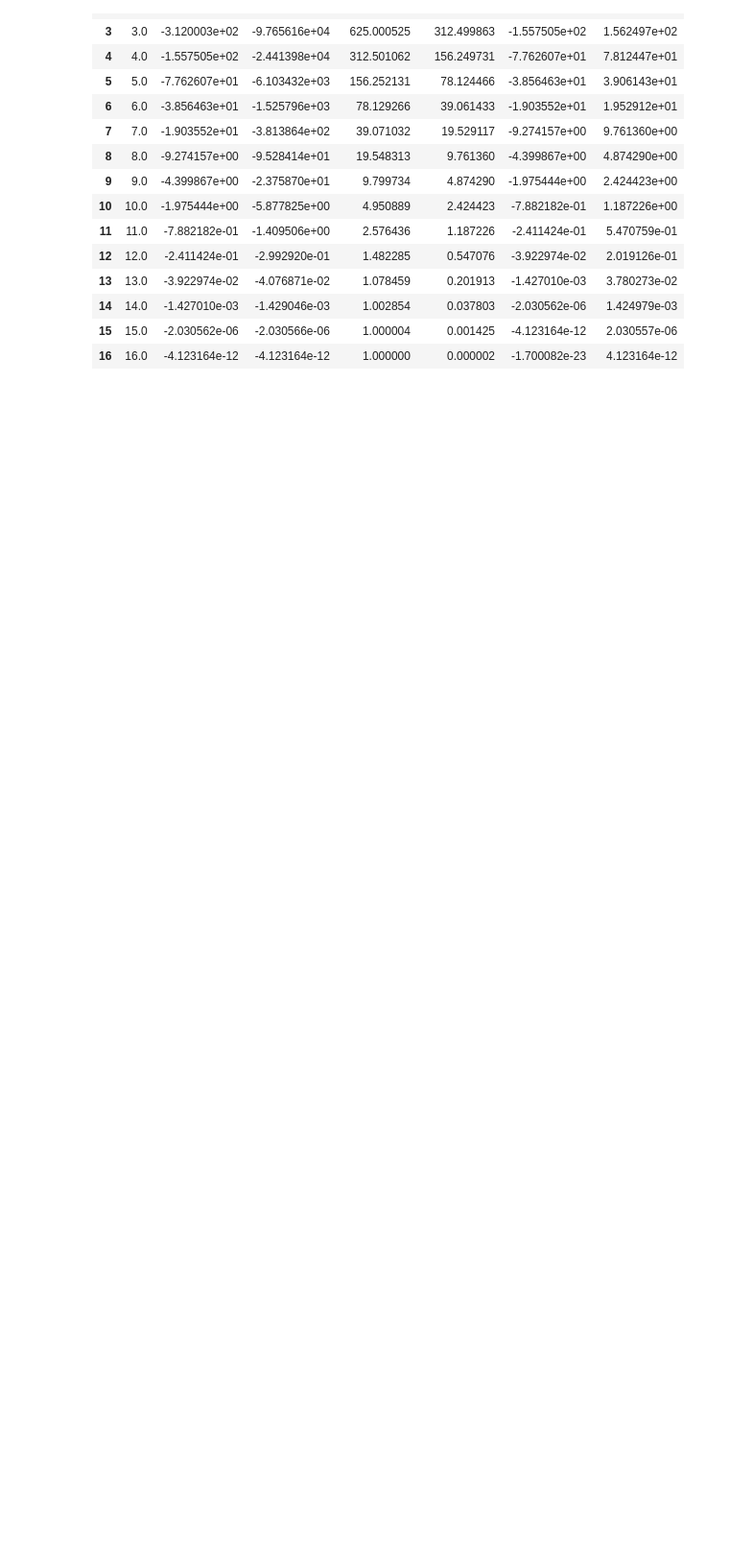
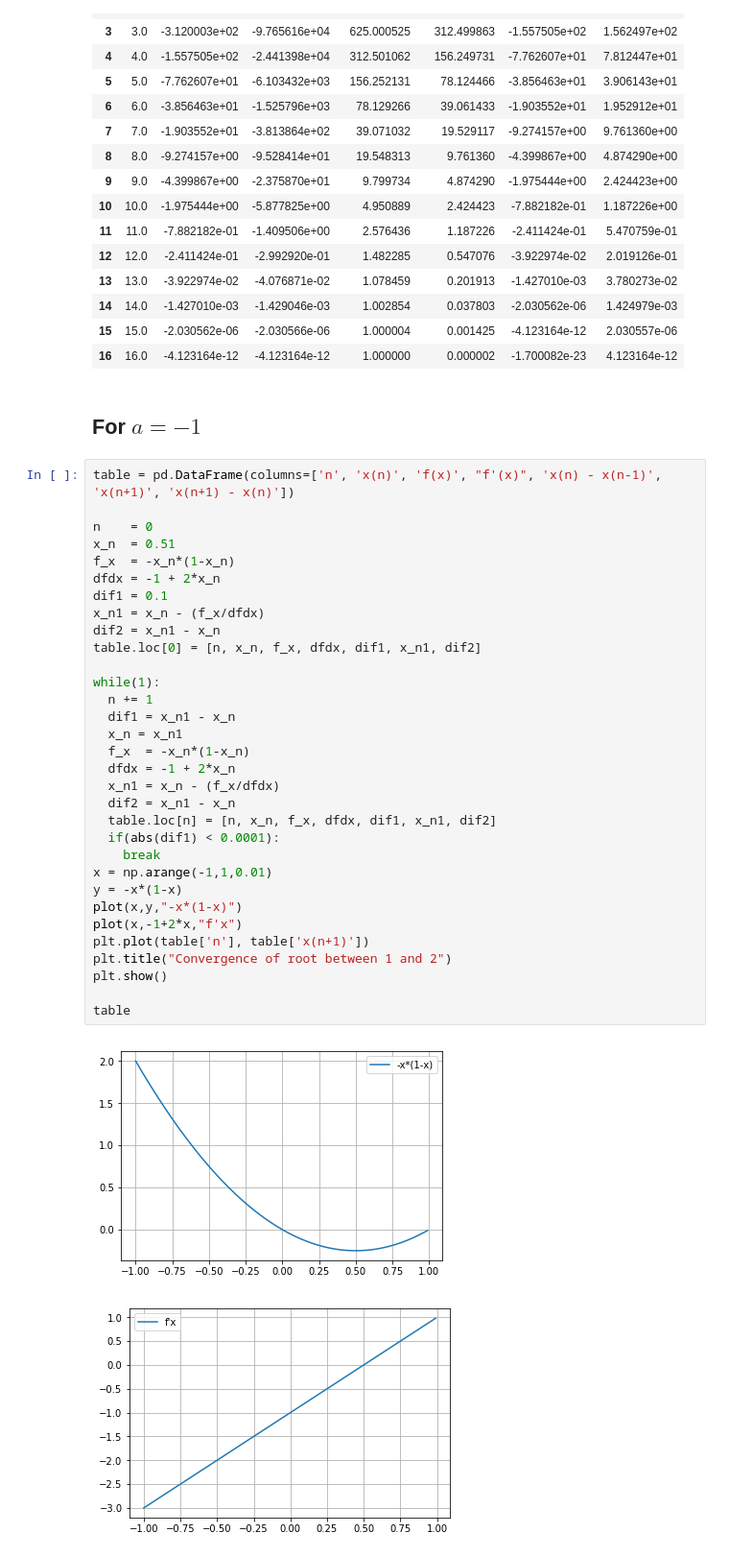
Before and after one commit to Vidhin05/Computational-and-Numerical-Methods, a Jupyter notebook: Set_4.ipynb, the cells around one changed output. Shown at 96% size. Saved outputs shown, nothing was run; the diff lists cells and outputs as text; blank space fills up the shorter version.

```diff
--- a/Set_4.ipynb
+++ b/Set_4.ipynb
@@ -1317,3 +1353,40 @@ table
 | 14 | 14.0 | -1.427010e-03 | -1.429046e-03 | 1.002854 | 0.037803 | -2.030562e-06 | 1.424979e-03 |
 | 15 | 15.0 | -2.030562e-06 | -2.030566e-06 | 1.000004 | 0.001425 | -4.123164e-12 | 2.030557e-06 |
 | 16 | 16.0 | -4.123164e-12 | -4.123164e-12 | 1.000000 | 0.000002 | -1.700082e-23 | 4.123164e-12 |
+# %% [markdown]
+## For $a = -1$
+# %%
+table = pd.DataFrame(columns=['n', 'x(n)', 'f(x)', "f'(x)", 'x(n) - x(n-1)', 'x(n+1)', 'x(n+1) - x(n)'])
+
+n    = 0
+x_n  = 0.51
+f_x  = -x_n*(1-x_n)
+dfdx = -1 + 2*x_n
+dif1 = 0.1
+x_n1 = x_n - (f_x/dfdx)
+dif2 = x_n1 - x_n
+table.loc[0] = [n, x_n, f_x, dfdx, dif1, x_n1, dif2]
+
+while(1):
+  n += 1
+  dif1 = x_n1 - x_n
+  x_n = x_n1
+  f_x  = -x_n*(1-x_n)
+  dfdx = -1 + 2*x_n
+  x_n1 = x_n - (f_x/dfdx)
+  dif2 = x_n1 - x_n
+  table.loc[n] = [n, x_n, f_x, dfdx, dif1, x_n1, dif2]
+  if(abs(dif1) < 0.0001):
+    break
+x = np.arange(-1,1,0.01)
+y = -x*(1-x)
+plot(x,y,"-x*(1-x)")
+plot(x,-1+2*x,"f'x")
+plt.plot(table['n'], table['x(n+1)'])
+plt.title("Convergence of root between 1 and 2")
+plt.show()
+
+table
+# %% [output]
+[figure, added]
+[figure, added]
```
Also changed, not shown: parts of 29 cells of this notebook, 4 other files.
